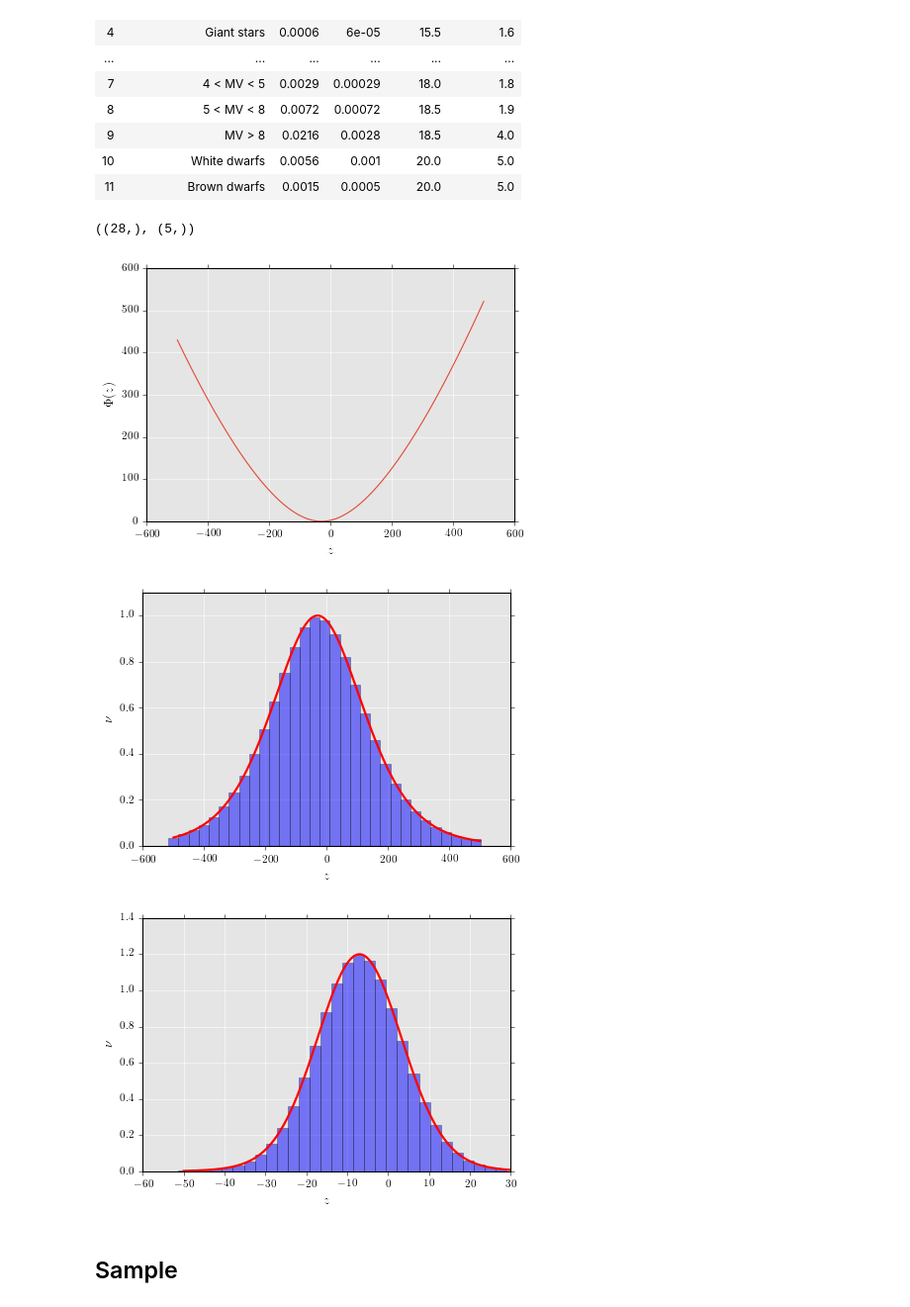
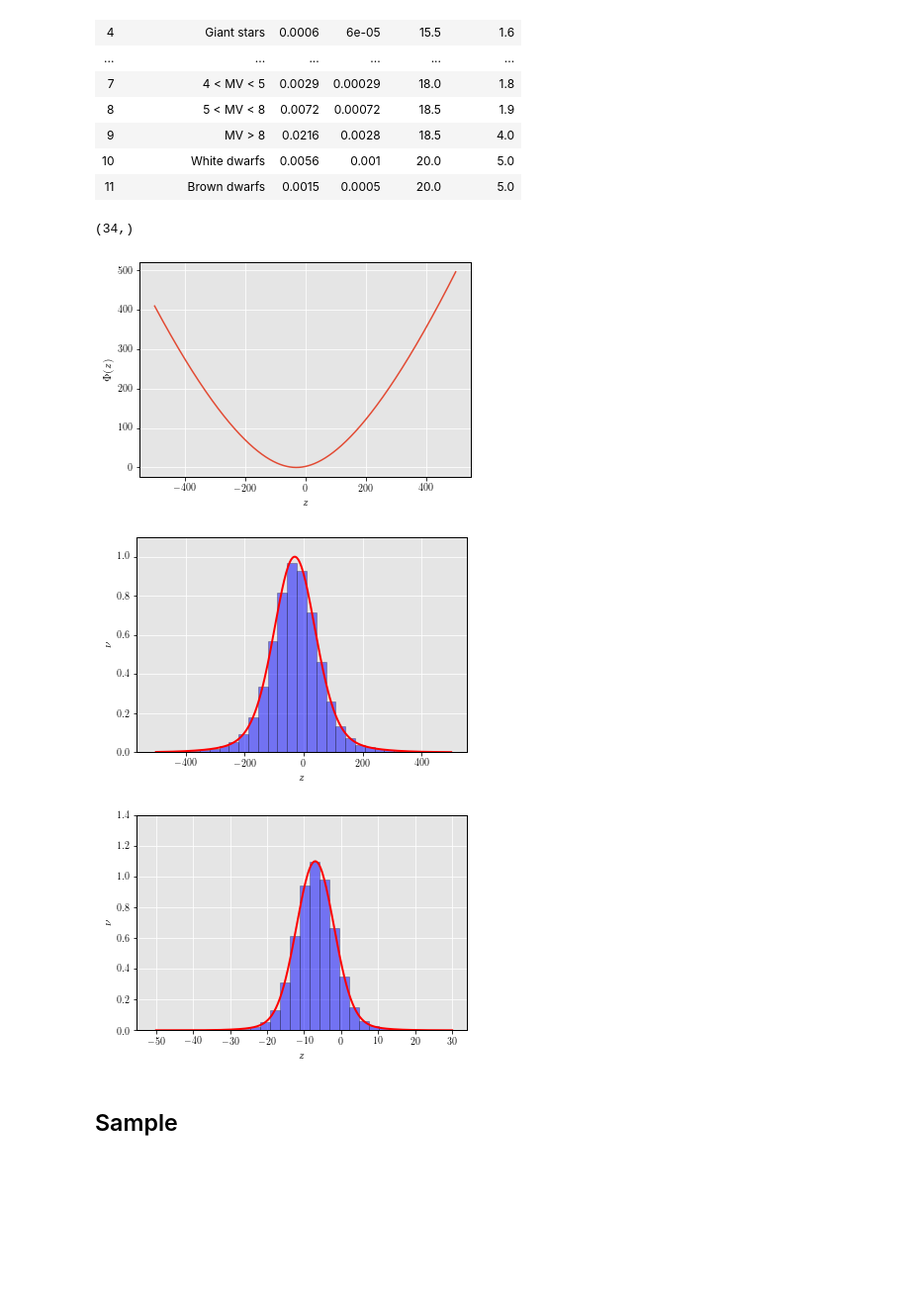
Before and after one commit to Alisyaifudin/Thesis-Project, a Jupyter notebook: 6_mcmc/1_mock/6.1.2 density.ipynb, the cells around one changed output. Shown at 99% size. Drawn from its saved outputs; the diff is of its cells as text; code cells hidden in the pictures; blank space fills up the shorter version.

```diff
--- a/6_mcmc/1_mock/6.1.2 density.ipynb
+++ b/6_mcmc/1_mock/6.1.2 density.ipynb
@@ -37,3 +35,0 @@ style('ggplot')
-# %%
-root_data_dir = abspath(join(root_dir, "Data"))
-root_data_dir
@@ -48,4 +40,6 @@ baryon_dir
 # %%
+baryon_dir = join(root_data_dir, "Baryon")
+baryon_dir
 # load baryons components
 df_baryon = vaex.open(join(baryon_dir, "baryon.hdf5"))
 df_baryon
@@ -66,48 +60,46 @@ df_baryon
 # Baryonic density, check table 1 from this https://journals.aps.org/prl/pdf/10.1103/PhysRevLett.121.081101
 rhob = df_baryon["rho"].to_numpy()  # Msun/pc^3
 sigmaz = df_baryon["sigma_z"].to_numpy() # km/s
-rhoDM = 0.02
+rhoDM = 0.016
 log_nu0 = 0
 R = 3.4E-3
 zsun = 30
+w0 = -7
+sigmaw1 = 5
+sigmaw2 = 10
+log_sigmaw = np.log(sigmaw1)
+q_sigmaw = sigmaw1/sigmaw2
+a1 = 1
+a2 = 0.1
+log_a = np.log(a1)
+q_a = a2/a1
+log_phi_b = 5
 
-theta = concat(rhob, sigmaz, rhoDM, log_nu0, R, zsun)
-
-w0 = -7.
-sigma1 = 10.
-sigma2 = 15.
-log_sigmaw1 = np.log(sigma1)
-log_sigmaw2 = np.log(sigma2)
-
-a1 = 1.
-a2 = 0.2
-log_a1 = np.log(a1)
-log_a2 = np.log(a2)
-psi = concat(w0, log_sigmaw1, log_sigmaw2, log_a1, log_a2)
-theta.shape, psi.shape
+theta = concat(rhob, sigmaz, rhoDM, log_nu0, R, zsun, w0, log_sigmaw, q_sigmaw, log_a, q_a, log_phi_b)
+theta.shape
 # %% [output]
-((28,), (5,))
+(34,)
 # %%
 z_start = -500
 z_end = 500
 dz = 1.
 
 z = np.arange(z_start, z_end, dz)
 
-phi = dm.potential(z, theta, dz)
+phi = Model.DM.potential(z, theta, dz)
 
 plt.figure(figsize=(6, 4))
 plt.plot(z, phi)
 plt.xlabel(r'$z$')
 plt.ylabel(r'$\Phi(z)$')
 plt.show()
 # %% [output]
-[figure, old version]
+[figure, new version]
 # %%
 z = np.linspace(-500, 500, 305)
 dz = z[10] - z[0]
-fz = dm.fz(z[::10], theta, psi, dz)
-fz_smooth = dm.fz(z, theta, psi, dz/10)
+fz = Model.DM.fz(z[::10], theta, dz)
+fz_smooth = Model.DM.fz(z, theta, dz/10)
 plt.figure(figsize=(6, 4))
 plt.bar(z[::10], fz, width=dz, color='b', alpha=0.5, ec="k")
 plt.plot(z, fz_smooth, color='r', lw=2)
@@ -116,12 +108,12 @@ plt.ylabel(r'$\nu$')
 plt.ylim(0, 1.1)
 plt.show()
 # %% [output]
-[figure, old version]
+[figure, new version]
 # %%
 w = np.linspace(-50, 30, 300)
 dw = w[10] - w[0]
-fw = dm.fw(w[::10], theta, psi, dz)
-fw_smooth = dm.fw(w, theta, psi, dz)
+fw = Model.DM.fw(w[::10], theta)
+fw_smooth = Model.DM.fw(w, theta)
 plt.figure(figsize=(6, 4))
 plt.bar(w[::10], fw, width=dw, color='b', alpha=0.5, ec="k")
 plt.plot(w, fw_smooth, color='r', lw=2)
@@ -130,7 +122,7 @@ plt.ylabel(r'$\nu$')
 plt.ylim(0, 1.4)
 plt.show()
 # %% [output]
-[figure, old version]
+[figure, new version]
 # %% [markdown]
 ## Sample
 # %%
```
Also changed, not shown: parts of 24 cells of this notebook, 26 other files.
